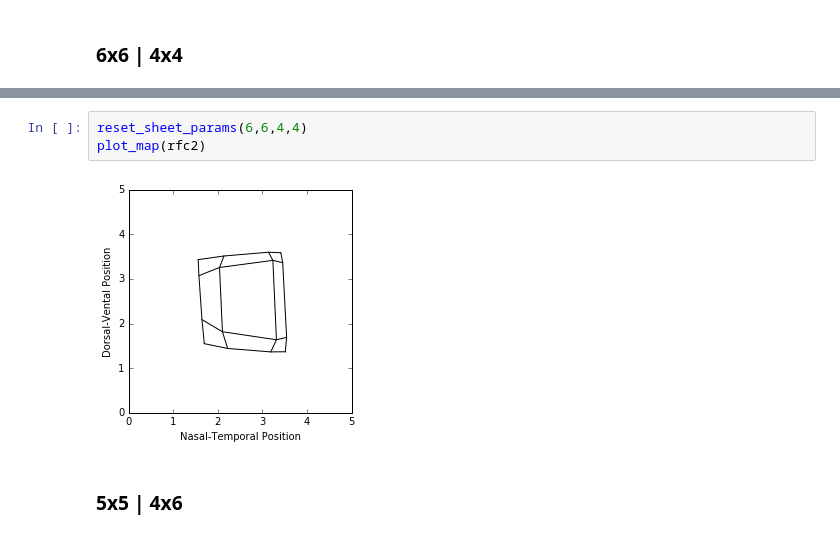
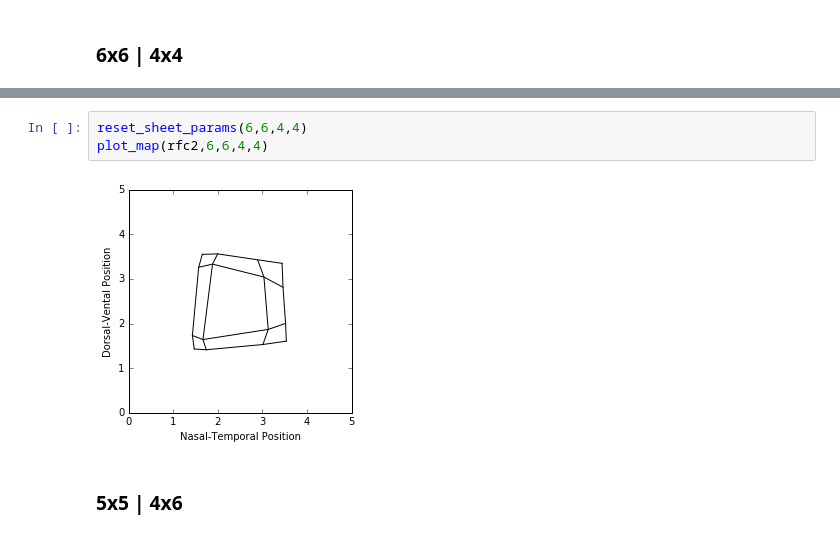
Before and after one commit to dkeitley/Map-Formation-Models, a Jupyter notebook: Neural_Activity_Model.ipynb, the cells around one changed output, grey strips where cells are left out. Saved outputs shown, nothing was run; the diff lists cells and outputs as text.

```diff
--- a/Neural_Activity_Model.ipynb
+++ b/Neural_Activity_Model.ipynb
@@ -602,8 +643,8 @@ Running Neural Activity Model...
 # %%
 reset_sheet_params(6,6,4,4)
-plot_map(rfc2)
+plot_map(rfc2,6,6,4,4)
 # %% [output]
-[figure, old version]
+[figure, new version]
 # %% [markdown]
 ### 5x5 | 4x6
 # %%
```
Also changed, not shown: parts of 14 cells of this notebook.
